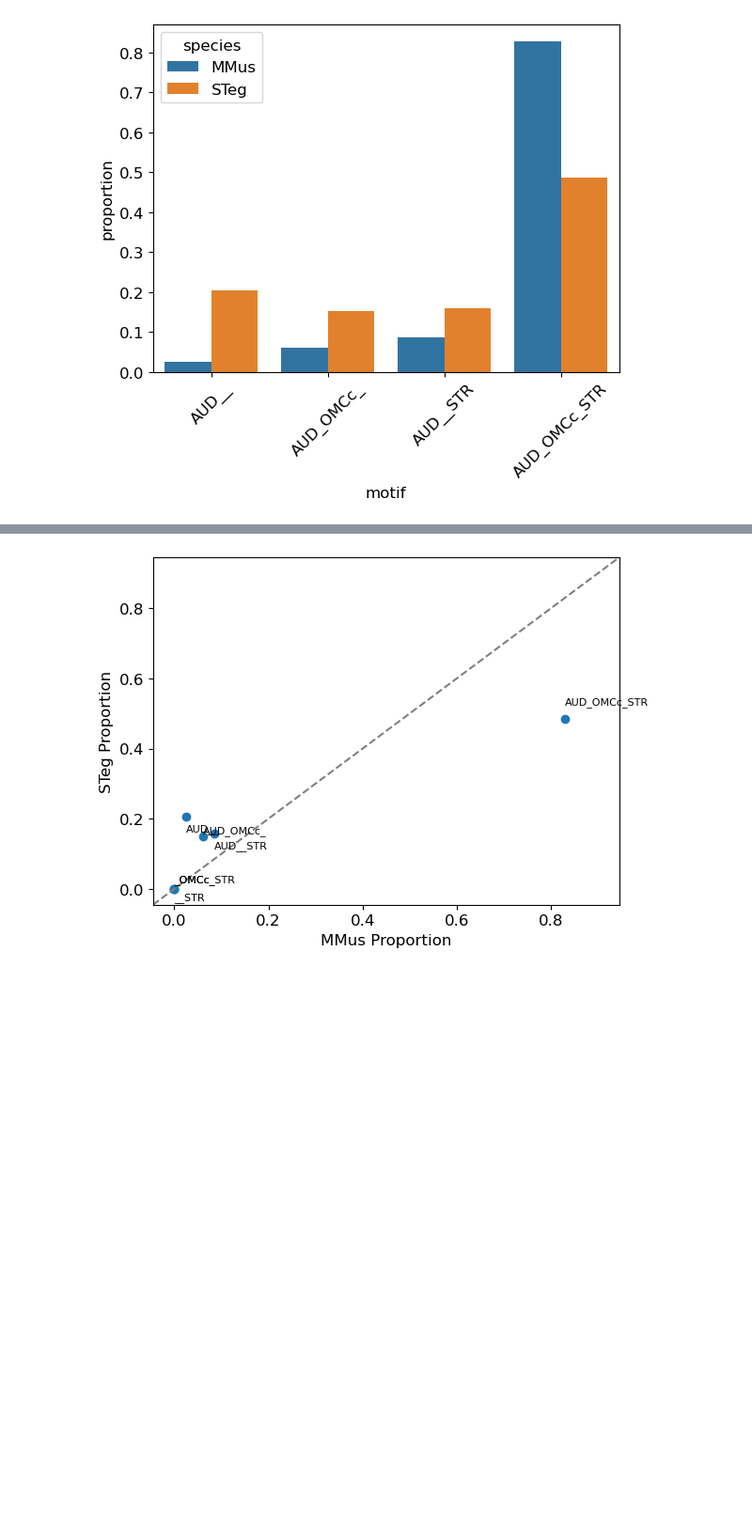
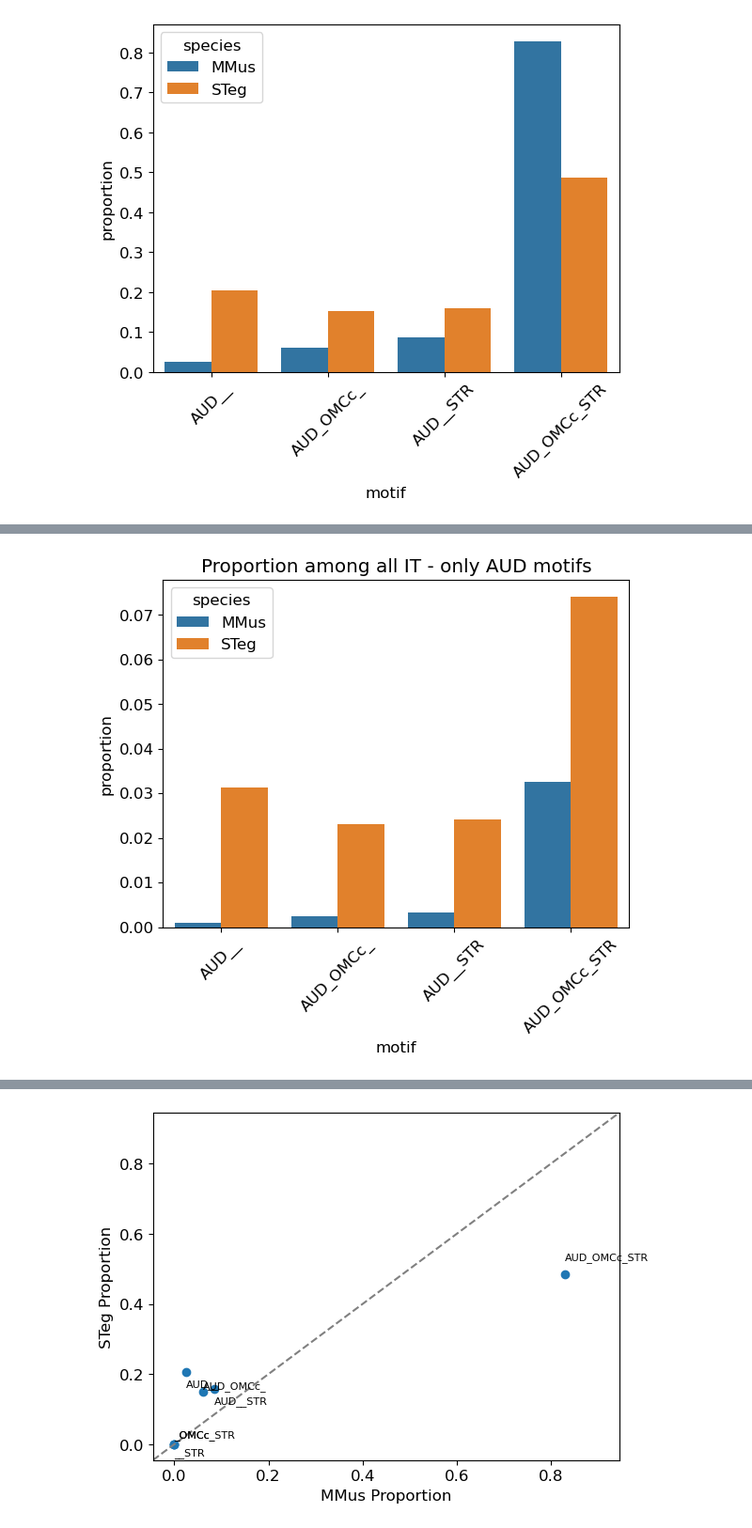
Before and after one commit to eisko/MAPseq_analysis, a Jupyter notebook: figure3_SC_v5_OMC.ipynb, the cells around one changed output, grey strips where cells are left out. Shown at 94% size. Cells and saved outputs as stored; diff of their text form; code cells hidden in the pictures; blank space fills up the shorter version.

```diff
--- a/figure3_SC_v5_OMC.ipynb
+++ b/figure3_SC_v5_OMC.ipynb
@@ -175,0 +353,17 @@ randrange(-5,5)/100
+# %%
+# only plot aud motifs
+aud_motifs = motifs.copy()
+aud_motifs.remove("_OMCc_")
+aud_motifs.remove("__STR")
+aud_motifs.remove("_OMCc_STR")
+
+
+# plot just AUD motifs
+plot_aud = it_motifs[it_motifs["motif"].isin(aud_motifs)]
+
+sns.barplot(plot_aud, x="motif", y="proportion", hue="species")
+plt.xticks(rotation=45, ha="center")
+plt.title("Proportion among all IT - only AUD motifs")
+plt.show()
+# %% [output]
+[figure, added]
```
Also changed, not shown: parts of 48 cells of this notebook, 3 other files.
